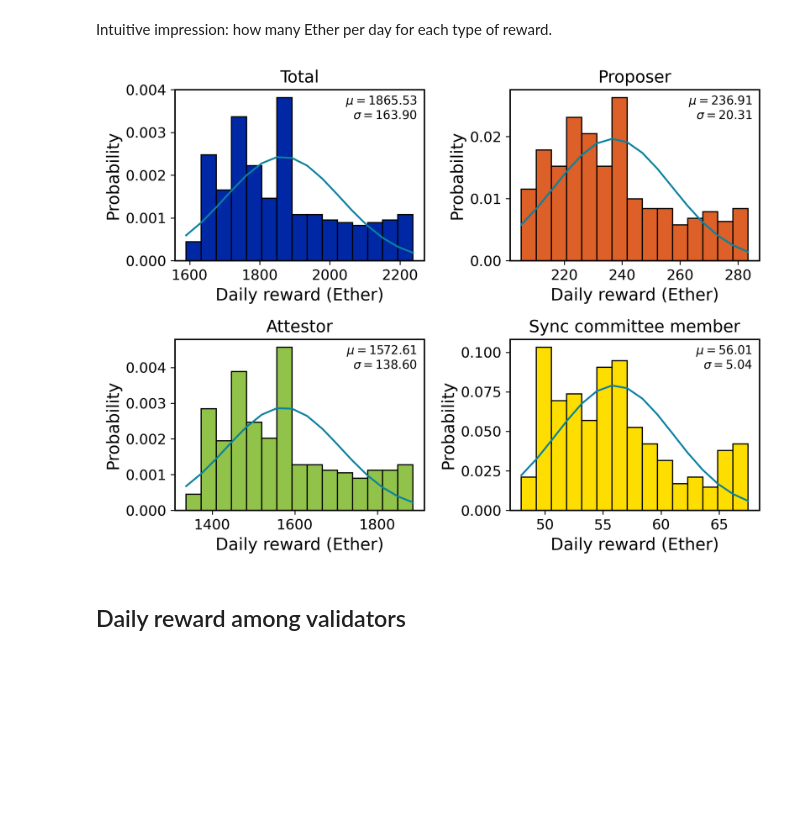
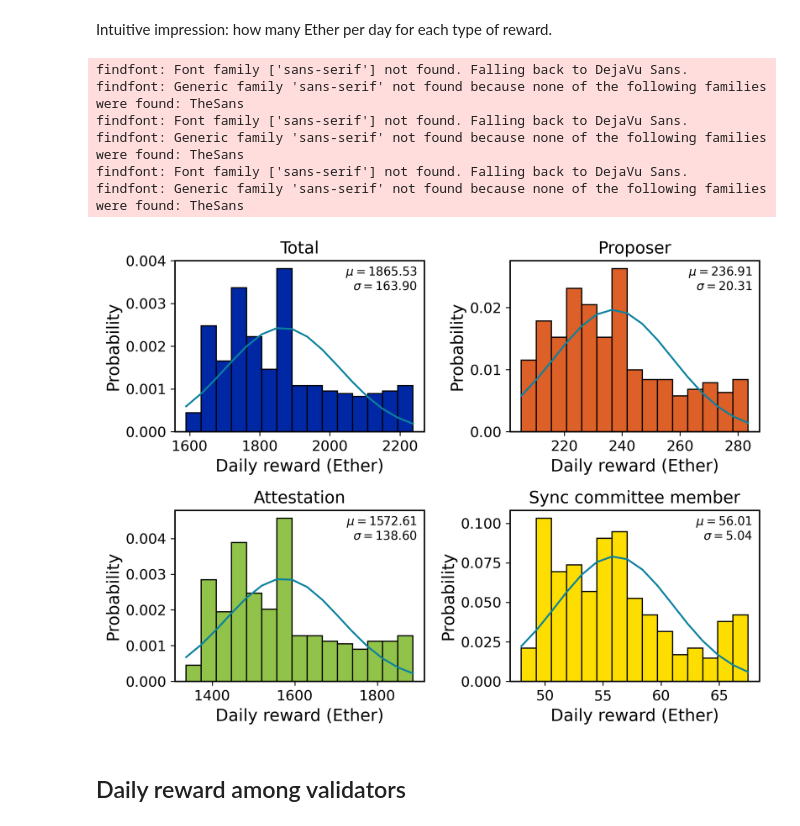
Before and after one commit to learn-want/ETH2.0-reward, a Jupyter notebook: code/result_plots.ipynb, the cells around one changed output. Saved outputs shown, nothing was run; the diff lists cells and outputs as text; code cells hidden in the pictures; blank space fills up the shorter version.

```diff
--- a/code/result_plots.ipynb
+++ b/code/result_plots.ipynb
@@ -78,35 +77,41 @@ colors = ['#0028a5', '#dc6027', '#91c34a', '#fede00']
 # Define subplots with 2 rows and 2 columns
 fig, axes = plt.subplots(2, 2, figsize=(8, 6))
 
 # Flatten the 2x2 array of axes for easier indexing
 axes = axes.flatten()
 
 # Add histograms to each subplot column
 for i, column in enumerate(columns_to_plot):
     x = df[column].apply(float)
     mu = x.mean()
     sigma = x.values.std()
     num_bins = 15
     n, bins, patches = axes[i].hist(x, num_bins, density=1, edgecolor='black', color=colors[i])
     y = stats.norm.pdf(bins, mu, sigma)
     axes[i].plot(bins, y, color='#0b82a0', linewidth=1.5)
     axes[i].text(0.97, 0.97, f'$\mu={mu:.2f}$\n$\sigma={sigma:.2f}$', verticalalignment='top',
                  horizontalalignment='right', transform=axes[i].transAxes, fontsize=10)
     # axes[i].legend(loc='upper right', fontsize=14)
     if column == 'Sync committee reward':
         axes[i].set_title('Sync committee member', fontsize=14)
     elif column == 'Attestation reward':
-        axes[i].set_title('Attestor', fontsize=14)
+        axes[i].set_title('Attestation', fontsize=14)
     else:
         axes[i].set_title(column.split(' ')[0], fontsize=14)
     axes[i].set_xlabel('Daily reward (Ether)', fontsize=14)
     axes[i].set_ylabel('Probability', fontsize=14)
 
 plt.tight_layout()
 
 plt.savefig('../figure/reward5_histogram_daily.pdf',bbox_inches='tight',dpi=300,facecolor='white')
 # %% [output]
+findfont: Font family ['sans-serif'] not found. Falling back to DejaVu Sans.
+findfont: Generic family 'sans-serif' not found because none of the following families were found: TheSans
+findfont: Font family ['sans-serif'] not found. Falling back to DejaVu Sans.
+findfont: Generic family 'sans-serif' not found because none of the following families were found: TheSans
+findfont: Font family ['sans-serif'] not found. Falling back to DejaVu Sans.
+findfont: Generic family 'sans-serif' not found because none of the following families were found: TheSans
-[figure, old version]
+[figure, new version]
 # %% [markdown]
 ## Daily reward among validators
 # %% [markdown]
```
Also changed, not shown: parts of 7 cells of this notebook, 9 other files.
